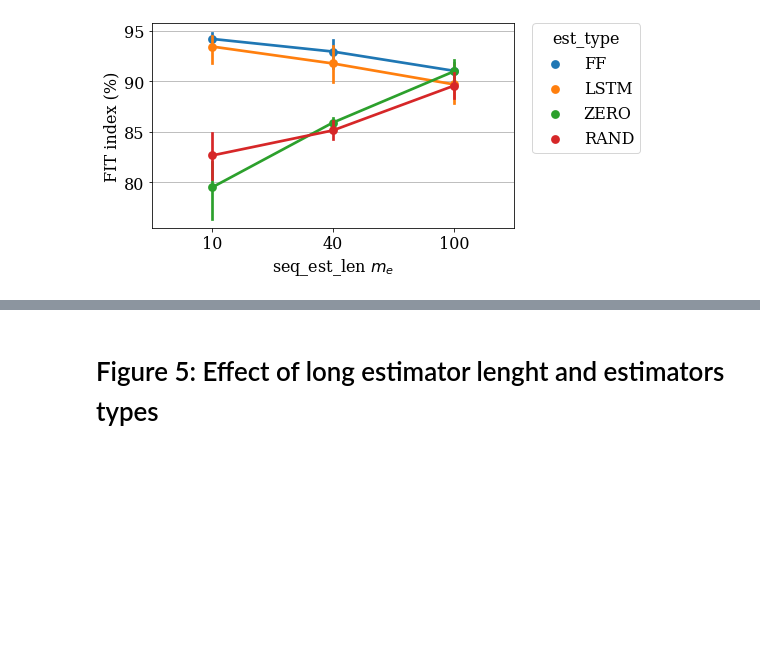
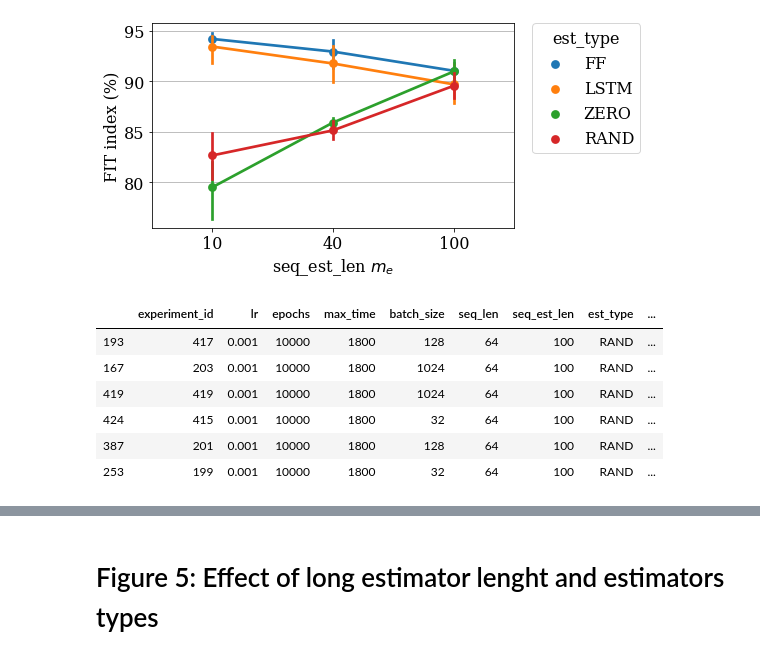
Before and after one commit to forgi86/sysid-neural-estimator, a Jupyter notebook: examples/pick_place/does/doe1_eval_paper.ipynb, the cells around one changed output, grey strips where cells are left out. Cells and saved outputs as stored; diff of their text form; code cells hidden in the pictures; blank space fills up the shorter version.

```diff
--- a/examples/pick_place/does/doe1_eval_paper.ipynb
+++ b/examples/pick_place/does/doe1_eval_paper.ipynb
@@ -303,3 +319,14 @@ plt.savefig("figures/PP_short_fit_seq_vs_est_seq.eps")
 The PostScript backend does not support transparency; partially transparent artists will be rendered opaque.
 The PostScript backend does not support transparency; partially transparent artists will be rendered opaque.
 [figure]
+# %%
+df_count_rand = df_short_fit_max_time[(df_short_fit_max_time["seq_est_len"] == 100) & (df_short_fit_max_time["est_type"] == 'RAND')]
+df_count_rand
+# %% [output]
+|  | experiment_id | lr | epochs | max_time | batch_size | seq_len | seq_est_len | est_type | ... |
+| 193 | 417 | 0.001 | 10000 | 1800 | 128 | 64 | 100 | RAND | ... |
+| 167 | 203 | 0.001 | 10000 | 1800 | 1024 | 64 | 100 | RAND | ... |
+| 419 | 419 | 0.001 | 10000 | 1800 | 1024 | 64 | 100 | RAND | ... |
+| 424 | 415 | 0.001 | 10000 | 1800 | 32 | 64 | 100 | RAND | ... |
+| 387 | 201 | 0.001 | 10000 | 1800 | 128 | 64 | 100 | RAND | ... |
+| 253 | 199 | 0.001 | 10000 | 1800 | 32 | 64 | 100 | RAND | ... |
```
Also changed, not shown: parts of 4 cells of this notebook.
